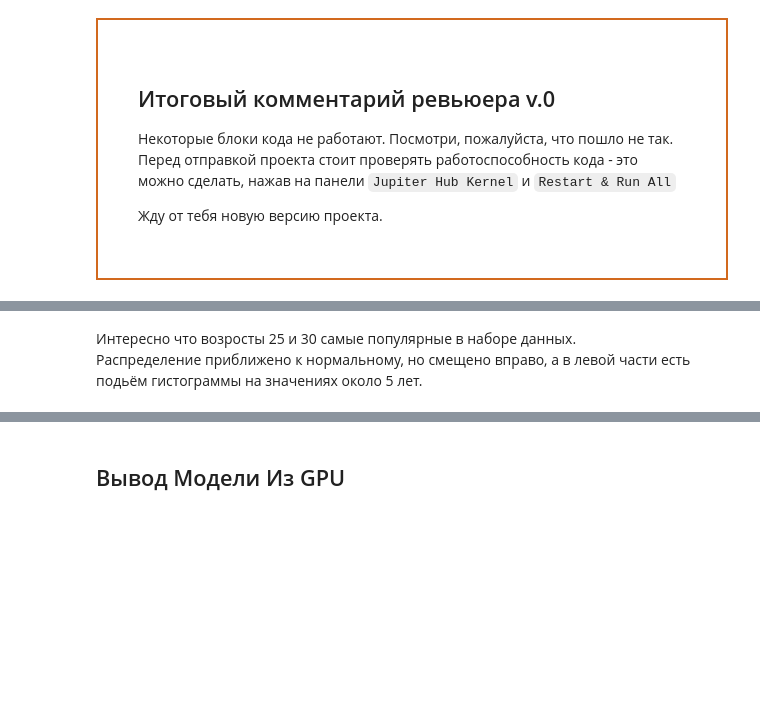
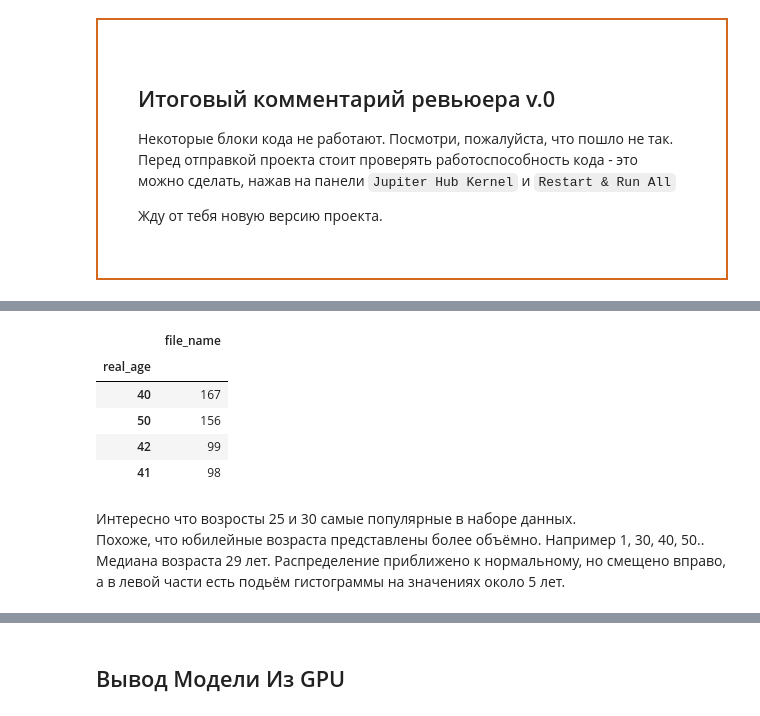
Before and after one commit to zabelin-ds/practicum, a Jupyter notebook: 14_project_practic/14_project_01.ipynb, the cells around one changed output, grey strips where cells are left out. Saved outputs shown, nothing was run; the diff lists cells and outputs as text; code cells hidden in the pictures; blank space fills up the shorter version.

```diff
--- a/14_project_practic/14_project_01.ipynb
+++ b/14_project_practic/14_project_01.ipynb
@@ -220,5 +269,22 @@ labels_df.groupby(by='real_age').count().sort_values(by='file_name', ascending=F
+# %%
+display(
+    get_pop_ages(
+        start_age=40,
+        end_age=60,
+        amnt_to_return=4
+    )
+)
+# %% [output]
+|  | file_name |
+| real_age |  |
+| 40 | 167 |
+| 50 | 156 |
+| 42 | 99 |
+| 41 | 98 |
 # %% [markdown]
 Интересно что возросты 25 и 30 самые популярные в наборе данных.
+Похоже, что юбилейные возраста представлены более объёмно. Например 1, 30, 40, 50..
+Медиана возраста 29 лет.
 Распределение приближено к нормальному, но смещено вправо, а в левой части есть подьём гистограммы на значениях около 5 лет.
 # %%
 plot_16_img(labels_df['file_name'].sample(16))
```
Also changed, not shown: parts of 21 cells of this notebook.
